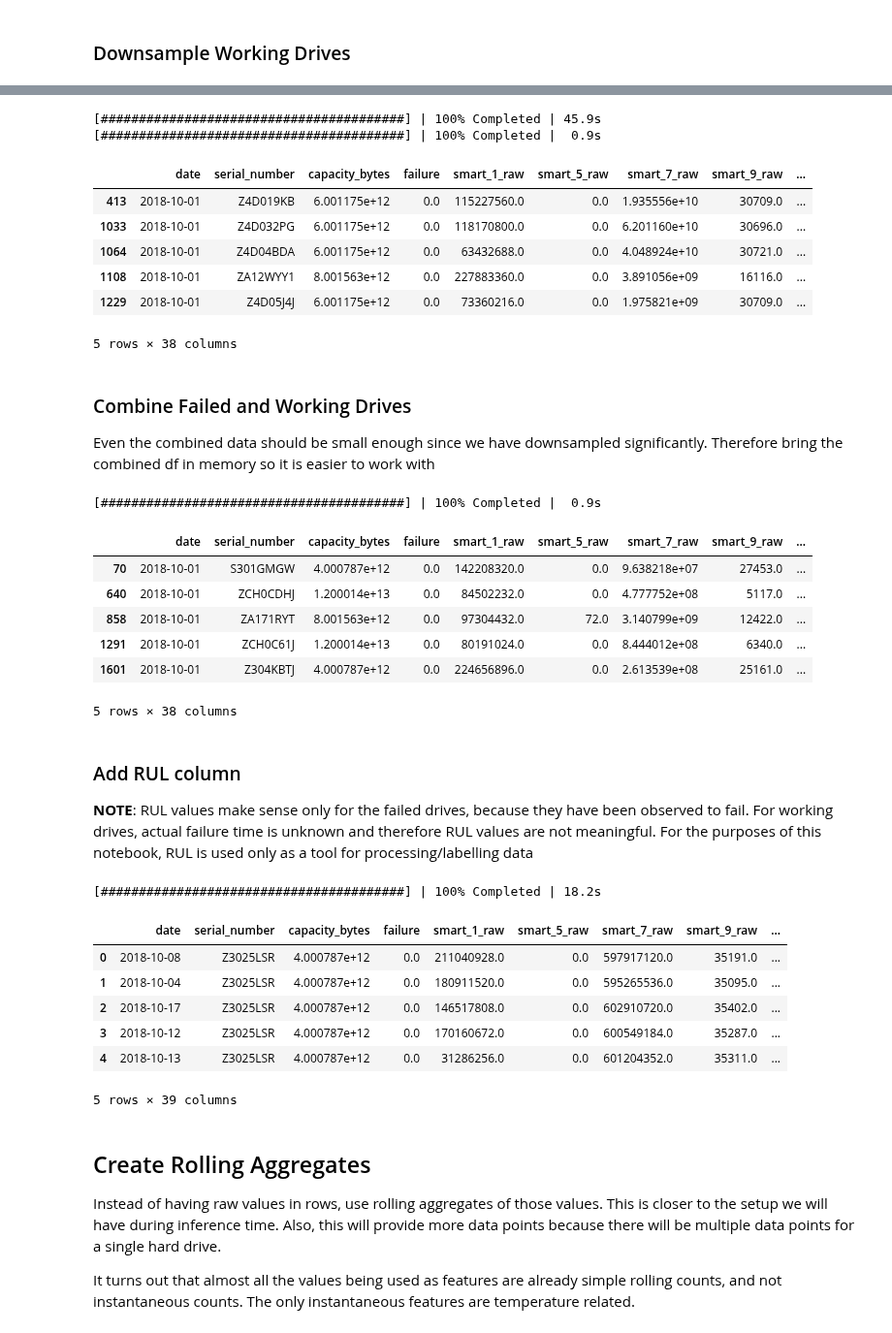
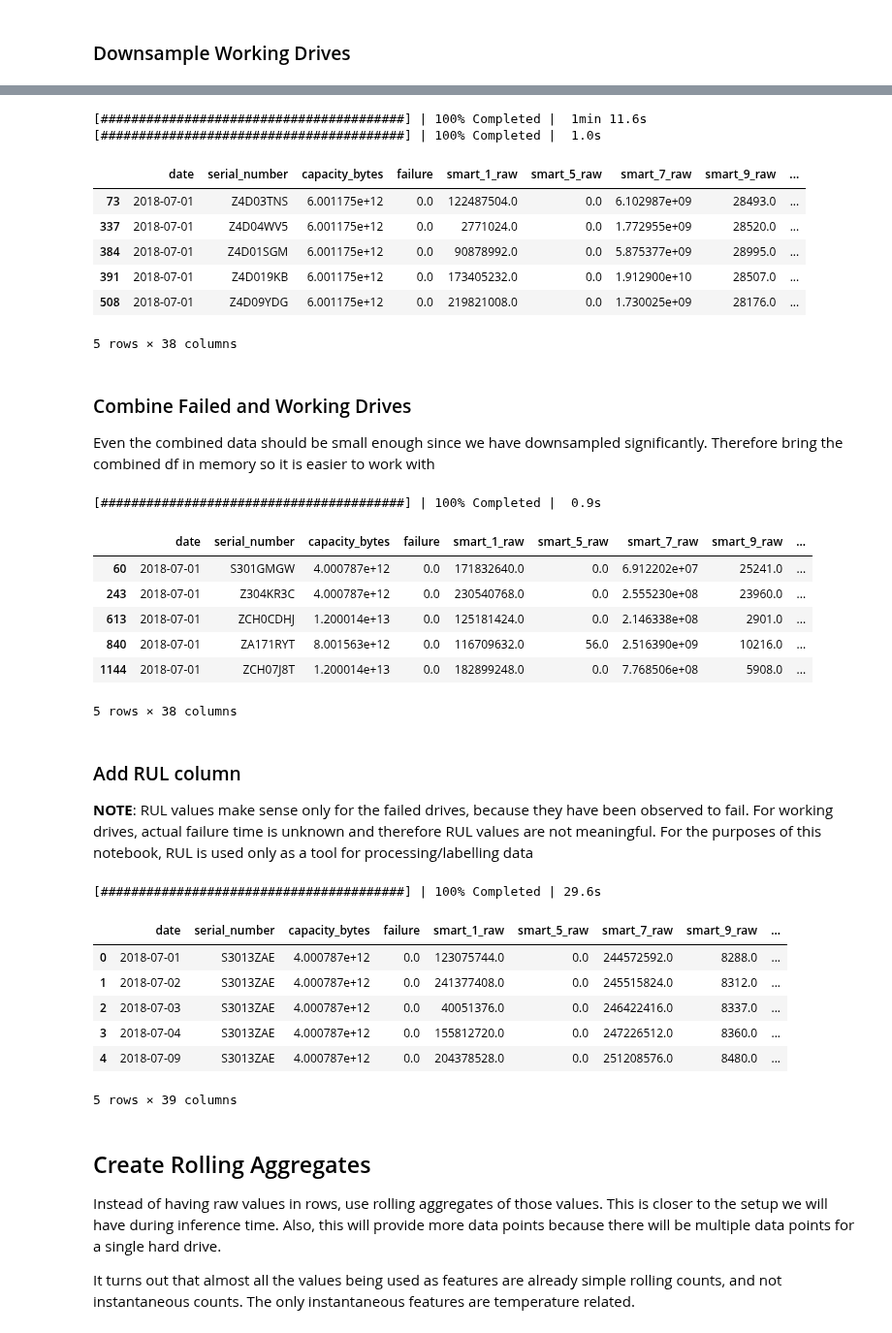
Before and after one commit to aicoe-aiops/ceph_drive_failure, a Jupyter notebook: multiclass_clf.ipynb, the cells around one changed output, grey strips where cells are left out. Shown at 97% size. Saved outputs shown, nothing was run; the diff lists cells and outputs as text; code cells hidden in the pictures.

```diff
--- a/multiclass_clf.ipynb
+++ b/multiclass_clf.ipynb
@@ -45,7 +49,8 @@ pbar.register()
 # %%
 # inferred int64 types cause a type mismatch (int vs float) error when dask sees a null value
 # null values cannot be interpreted as ints
-custom_dtypes = {
+#### FOR SEAGATE ONLY ####
+seagate_custom_dtypes = {
     "date": "object",
     "serial_number": "object",
     "capacity_bytes": "float32",
@@ -88,4 +140,8 @@ custom_dtypes = {
 # %%
 # read all the cleaned seagate data into one dataframe
-DATA_DIR = "/home/kachauha/Downloads/data_Q4_2018_seagate_clean"
-df = dd.read_csv(os.path.join(DATA_DIR, '*.csv'), dtype=custom_dtypes)
+MANUFACTURER = "seagate"
+DATA_DIR = "/home/kachauha/Downloads"
+df4 = dd.read_csv(os.path.join(DATA_DIR, 'data_Q4_2018_{}_clean'.format(MANUFACTURER), '*.csv'), dtype=seagate_custom_dtypes)
+df3 = dd.read_csv(os.path.join(DATA_DIR, 'data_Q3_2018_{}_clean'.format(MANUFACTURER), '*.csv'), dtype=seagate_custom_dtypes)
+df = dd.concat([df3, df4], interleave_partitions=True)
+df = utils.optimal_repartition_df(df)
@@ -141,0 +185,12 @@ working_feats_df.head()
+# %%
+# extract mean,std,capacity for working drives
+# but first, drop the columns for which it doesnt make sense the "aggregate" values
+drop_cols = ['date', 'capacity_bytes', 'failure']
+
+# FIXME: this is a temp fix. ideally, we should remove model column from the clean data for hgst
+if MANUFACTURER.lower() != "seagate":
+    drop_cols.append("model")
+working_feats_df = utils.featurize_ts(df[~df['serial_number'].isin(failed_serials)],
+                                      drop_cols=drop_cols,
+                                      num_days=True)
+working_feats_df.head()
@@ -142,19 +210,25 @@ working_feats_df.head()
 # %%
 # apply clustering to get the serial numbers that best represent the working drives
-working_repr_sers = utils.get_downsampled_working_sers(working_feats_df.compute())
+num_working_serials = 500
+# sc = SpectralClustering(n_clusters=num_working_serials,
+#                         affinity=cosine_similarity,
+# #                         n_neighbors=50,
+#                         n_jobs=-1)
+# sc = SpectralClustering(n_clusters=num_working_serials, affinity='nearest_neighbors', n_neighbors=50, n_jobs=-1)
+working_repr_sers = utils.get_downsampled_working_sers(working_feats_df.compute(), num_working_serials)
 
 # downsample the dataset
 working_df = df[df['serial_number'].isin(working_repr_sers)]
 working_df.head()
 # %% [output]
-[########################################] | 100% Completed | 45.9s
-[########################################] | 100% Completed |  0.9s
+[########################################] | 100% Completed |  1min 11.6s
+[########################################] | 100% Completed |  1.0s
 |  | date | serial_number | capacity_bytes | failure | smart_1_raw | smart_5_raw | smart_7_raw | smart_9_raw | ... |
-| 413 | 2018-10-01 | Z4D019KB | 6.001175e+12 | 0.0 | 115227560.0 | 0.0 | 1.935556e+10 | 30709.0 | ... |
-| 1033 | 2018-10-01 | Z4D032PG | 6.001175e+12 | 0.0 | 118170800.0 | 0.0 | 6.201160e+10 | 30696.0 | ... |
-| 1064 | 2018-10-01 | Z4D04BDA | 6.001175e+12 | 0.0 | 63432688.0 | 0.0 | 4.048924e+10 | 30721.0 | ... |
-| 1108 | 2018-10-01 | ZA12WYY1 | 8.001563e+12 | 0.0 | 227883360.0 | 0.0 | 3.891056e+09 | 16116.0 | ... |
-| 1229 | 2018-10-01 | Z4D05J4J | 6.001175e+12 | 0.0 | 73360216.0 | 0.0 | 1.975821e+09 | 30709.0 | ... |
+| 73 | 2018-07-01 | Z4D03TNS | 6.001175e+12 | 0.0 | 122487504.0 | 0.0 | 6.102987e+09 | 28493.0 | ... |
+| 337 | 2018-07-01 | Z4D04WV5 | 6.001175e+12 | 0.0 | 2771024.0 | 0.0 | 1.772955e+09 | 28520.0 | ... |
+| 384 | 2018-07-01 | Z4D01SGM | 6.001175e+12 | 0.0 | 90878992.0 | 0.0 | 5.875377e+09 | 28995.0 | ... |
+| 391 | 2018-07-01 | Z4D019KB | 6.001175e+12 | 0.0 | 173405232.0 | 0.0 | 1.912900e+10 | 28507.0 | ... |
+| 508 | 2018-07-01 | Z4D09YDG | 6.001175e+12 | 0.0 | 219821008.0 | 0.0 | 1.730025e+09 | 28176.0 | ... |
 5 rows × 38 columns
 # %% [markdown]
 ### Combine Failed and Working Drives
@@ -162,15 +236,20 @@ Even the combined data should be small enough since we have downsampled signific
 # %%
 # concatenate rows
 df = failed_df.append(working_df)
+
+# drop columns that wont be useful for prediction
+if MANUFACTURER == "hgst":
+    df = df.drop('model', axis=1)
+
 df.head()
 # %% [output]
 [########################################] | 100% Completed |  0.9s
 |  | date | serial_number | capacity_bytes | failure | smart_1_raw | smart_5_raw | smart_7_raw | smart_9_raw | ... |
-| 70 | 2018-10-01 | S301GMGW | 4.000787e+12 | 0.0 | 142208320.0 | 0.0 | 9.638218e+07 | 27453.0 | ... |
-| 640 | 2018-10-01 | ZCH0CDHJ | 1.200014e+13 | 0.0 | 84502232.0 | 0.0 | 4.777752e+08 | 5117.0 | ... |
-| 858 | 2018-10-01 | ZA171RYT | 8.001563e+12 | 0.0 | 97304432.0 | 72.0 | 3.140799e+09 | 12422.0 | ... |
-| 1291 | 2018-10-01 | ZCH0C61J | 1.200014e+13 | 0.0 | 80191024.0 | 0.0 | 8.444012e+08 | 6340.0 | ... |
-| 1601 | 2018-10-01 | Z304KBTJ | 4.000787e+12 | 0.0 | 224656896.0 | 0.0 | 2.613539e+08 | 25161.0 | ... |
+| 60 | 2018-07-01 | S301GMGW | 4.000787e+12 | 0.0 | 171832640.0 | 0.0 | 6.912202e+07 | 25241.0 | ... |
+| 243 | 2018-07-01 | Z304KR3C | 4.000787e+12 | 0.0 | 230540768.0 | 0.0 | 2.555230e+08 | 23960.0 | ... |
+| 613 | 2018-07-01 | ZCH0CDHJ | 1.200014e+13 | 0.0 | 125181424.0 | 0.0 | 2.146338e+08 | 2901.0 | ... |
+| 840 | 2018-07-01 | ZA171RYT | 8.001563e+12 | 0.0 | 116709632.0 | 56.0 | 2.516390e+09 | 10216.0 | ... |
+| 1144 | 2018-07-01 | ZCH07J8T | 1.200014e+13 | 0.0 | 182899248.0 | 0.0 | 7.768506e+08 | 5908.0 | ... |
 5 rows × 38 columns
 # %% [markdown]
 ### Add RUL column
@@ -191,13 +270,13 @@ df = df.groupby('serial_number').apply(utils.append_rul_days_column, meta=rul_me
 # %%
 df.head()
 # %% [output]
-[########################################] | 100% Completed | 18.2s
+[########################################] | 100% Completed | 29.6s
 |  | date | serial_number | capacity_bytes | failure | smart_1_raw | smart_5_raw | smart_7_raw | smart_9_raw | ... |
-| 0 | 2018-10-08 | Z3025LSR | 4.000787e+12 | 0.0 | 211040928.0 | 0.0 | 597917120.0 | 35191.0 | ... |
-| 1 | 2018-10-04 | Z3025LSR | 4.000787e+12 | 0.0 | 180911520.0 | 0.0 | 595265536.0 | 35095.0 | ... |
-| 2 | 2018-10-17 | Z3025LSR | 4.000787e+12 | 0.0 | 146517808.0 | 0.0 | 602910720.0 | 35402.0 | ... |
-| 3 | 2018-10-12 | Z3025LSR | 4.000787e+12 | 0.0 | 170160672.0 | 0.0 | 600549184.0 | 35287.0 | ... |
-| 4 | 2018-10-13 | Z3025LSR | 4.000787e+12 | 0.0 | 31286256.0 | 0.0 | 601204352.0 | 35311.0 | ... |
+| 0 | 2018-07-01 | S3013ZAE | 4.000787e+12 | 0.0 | 123075744.0 | 0.0 | 244572592.0 | 8288.0 | ... |
+| 1 | 2018-07-02 | S3013ZAE | 4.000787e+12 | 0.0 | 241377408.0 | 0.0 | 245515824.0 | 8312.0 | ... |
+| 2 | 2018-07-03 | S3013ZAE | 4.000787e+12 | 0.0 | 40051376.0 | 0.0 | 246422416.0 | 8337.0 | ... |
+| 3 | 2018-07-04 | S3013ZAE | 4.000787e+12 | 0.0 | 155812720.0 | 0.0 | 247226512.0 | 8360.0 | ... |
+| 4 | 2018-07-09 | S3013ZAE | 4.000787e+12 | 0.0 | 204378528.0 | 0.0 | 251208576.0 | 8480.0 | ... |
 5 rows × 39 columns
 # %% [markdown]
 ## Create Rolling Aggregates
```
Also changed, not shown: parts of 35 cells of this notebook.
